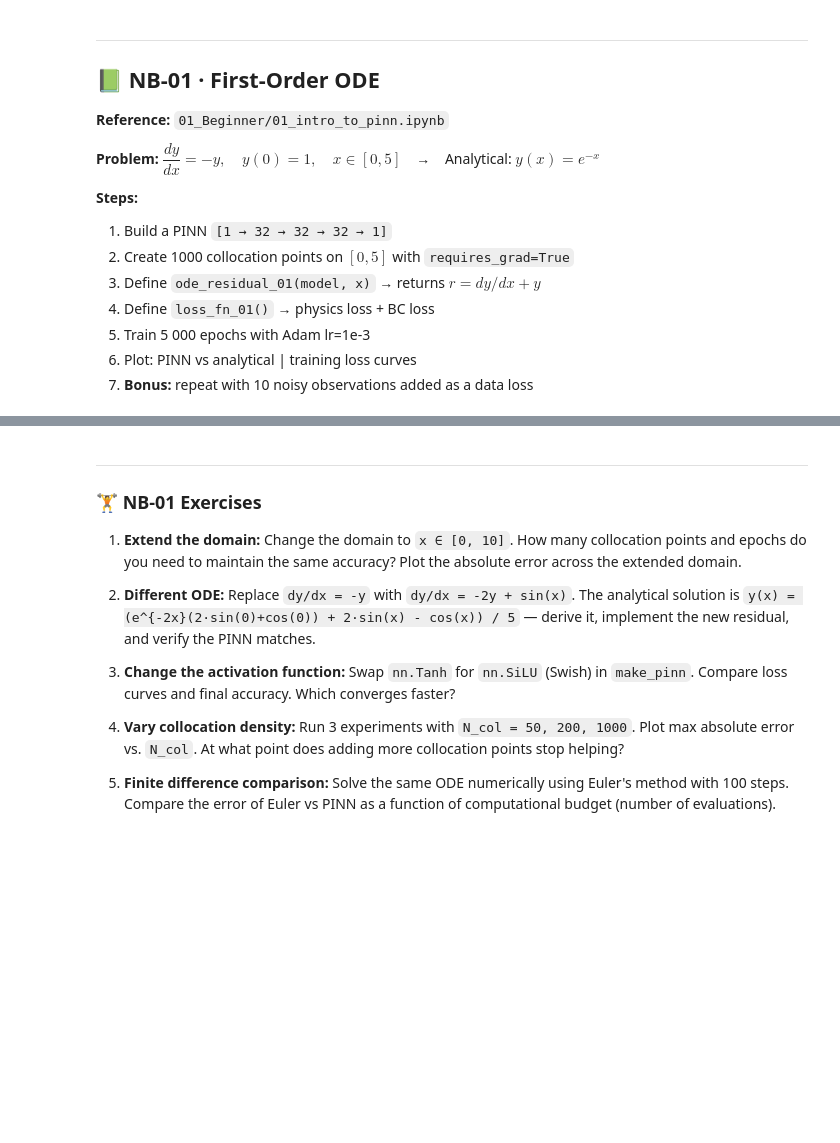
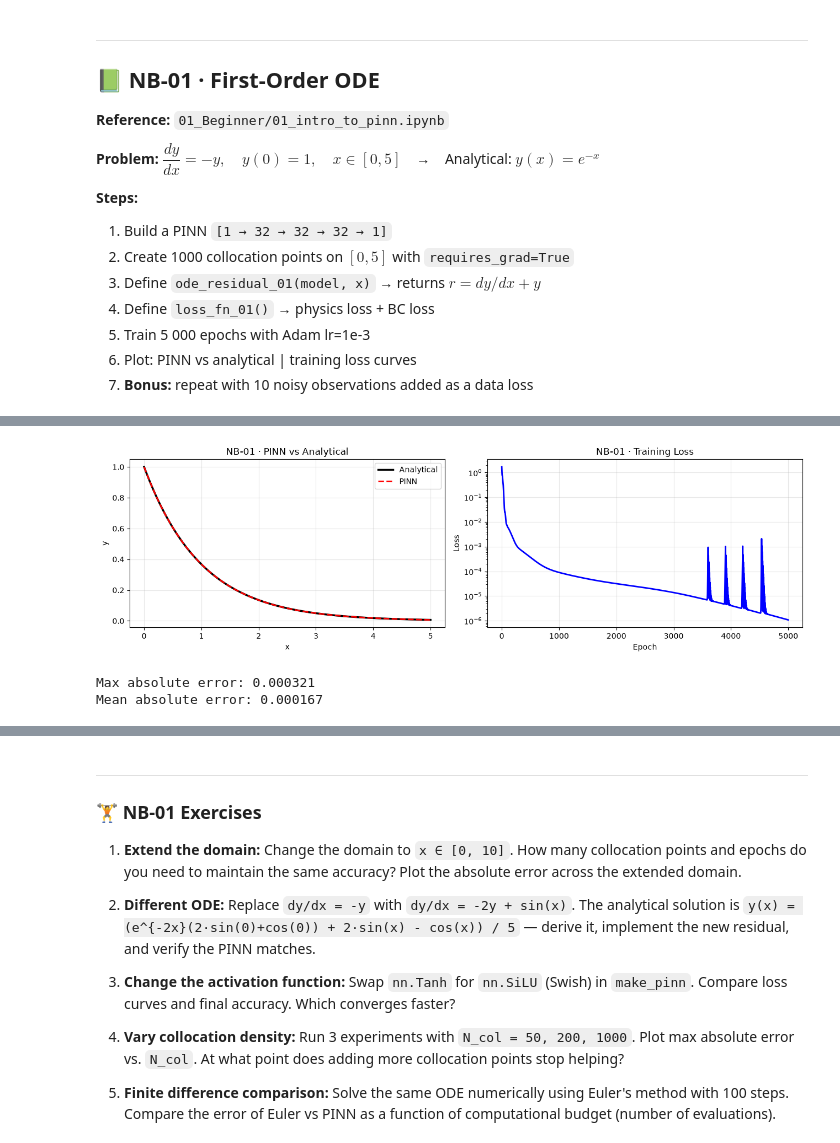
Before and after one commit to alishahmohammadi26/physics-ai-pinns, a Jupyter notebook: 01_Intro_to_PINNs/notebooks/05_Try_PINN/00_practice_all_12_notebooks.ipynb, the cells around one changed output, grey strips where cells are left out. Saved outputs shown, nothing was run; the diff lists cells and outputs as text; code cells hidden in the pictures; blank space fills up the shorter version.

```diff
--- a/01_Intro_to_PINNs/notebooks/05_Try_PINN/00_practice_all_12_notebooks.ipynb
+++ b/01_Intro_to_PINNs/notebooks/05_Try_PINN/00_practice_all_12_notebooks.ipynb
@@ -167,31 +207,31 @@ y_bc_01 = # YOUR CODE HERE
 
 def ode_residual_01(model, x):
     # Forward pass: y = model(x)
-    # YOUR CODE HERE
+    y = model(x)
 
     # Compute dy/dx using the shared grad() helper
-    # YOUR CODE HERE
+    dy_dx = grad(y,x)
 
     # Return residual: dy_dx + y  (should equal 0 for exact solution)
-    # YOUR CODE HERE
+    return dy_dx + y
 # %%
 # ── NB-01 Step 4 & 5: Loss function + Train ───────────────────────────────────
 
 # Create Adam optimizer for model_01 with lr=1e-3
-opt_01 = # YOUR CODE HERE
+opt_01 = torch.optim.Adam(model_01.parameters(), lr=1e-3)
 
 def loss_fn_01():
     # Compute ODE residual at collocation points
-    # YOUR CODE HERE
+    residual = ode_residual_01(model_01, x_col_01)
 
     # Physics loss: mean of squared residuals
-    loss_physics = # YOUR CODE HERE
+    loss_physics = torch.mean(residual**2)
 
     # BC loss: mean squared error between model(x_bc_01) and y_bc_01
-    loss_bc = # YOUR CODE HERE
+    loss_bc = torch.mean((model_01(x_bc_01)-y_bc_01)**2)
 
     # Return total, physics, bc (so train() can print components)
     return loss_physics + loss_bc, loss_physics, loss_bc
 
 # Call train() for 5000 epochs, store result in hist_01
-hist_01 = # YOUR CODE HERE
+hist_01 = train(model_01, opt_01, loss_fn_01, n_epochs=5000)
@@ -198,37 +249,54 @@ hist_01 = # YOUR CODE HERE
 # %%
 # ── NB-01 Step 6: Plot results ────────────────────────────────────────────────
 
 # Set model to eval mode
-# YOUR CODE HERE
+model_01.eval()
 
 # Create 500 test points on [0,5] and predict (use torch.no_grad())
-x_test_01 = # YOUR CODE HERE
-# YOUR CODE HERE  (predict y_pred_01)
+x_test_01 = torch.linspace(0, 5, 500, device=device).view(-1,1)
+with torch.no_grad():
+    y_pred_01 = model_01(x_test_01)
 
 # Convert to numpy; compute analytical solution y = exp(-x)
-x_np_01   = # YOUR CODE HERE
-y_true_01 = # YOUR CODE HERE
+x_np_01   = x_test_01.cpu().numpy()
+y_true_01 = np.exp(-x_np_01)
 
 # 1x2 subplot figure (figsize 13x4)
 fig, axes = plt.subplots(1, 2, figsize=(13, 4))
 
 # Left: analytical (black solid, lw=2.5) vs PINN (red dashed, lw=2)
 # Labels: x='x', y='y'; title='NB-01 · PINN vs Analytical'; legend; grid alpha=0.3
-# YOUR CODE HERE
+axes[0].plot(x_np_01, y_true_01, 'k-', lw=2.5, label='Analytical')
+axes[0].plot(x_np_01, y_pred_01.cpu().numpy(), 'r--', lw=2, label='PINN')
+axes[0].set_xlabel('x')
+axes[0].set_ylabel('y')
+axes[0].set_title('NB-01 · PINN vs Analytical')
+axes[0].legend()
+axes[0].grid(alpha=0.3)
 
 
 
 # Right: semilogy of hist_01 (blue solid); xlabel='Epoch', ylabel='Loss'; title; grid
-# YOUR CODE HERE
+axes[1].semilogy(hist_01, 'b-', lw=2)
+axes[1].set_xlabel('Epoch')
+axes[1].set_ylabel('Loss')
+axes[1].set_title('NB-01 · Training Loss')
+axes[1].grid(alpha=0.3)
 
 
 
 plt.tight_layout()
 plt.savefig('nb01_ode.png', dpi=150, bbox_inches='tight')
 plt.show()
 
 # Print max and mean absolute error
-# YOUR CODE HERE
+abs_error = np.abs(y_pred_01.cpu().numpy() - y_true_01)
+print(f"Max absolute error: {abs_error.max():.6f}")
+print(f"Mean absolute error: {abs_error.mean():.6f}")
+# %% [output]
+[figure, added]
+Max absolute error: 0.000321
+Mean absolute error: 0.000167
 # %%
 # ── NB-01 Bonus: Physics + sparse noisy observations ─────────────────────────
 torch.manual_seed(0)
```
Also changed, not shown: parts of 13 cells of this notebook, 31 other files.
